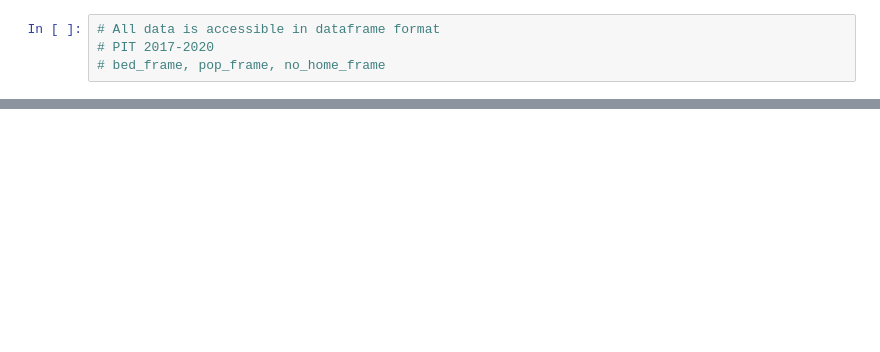
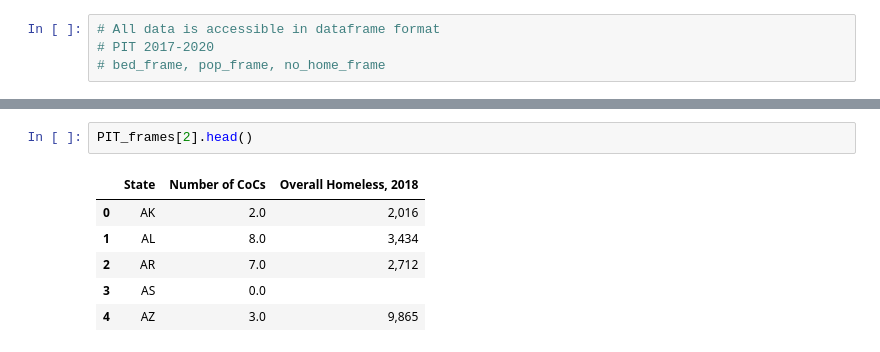
Before and after one commit to esther2897/project_one, a Jupyter notebook: Analysis.ipynb, the cells around one changed output, grey strips where cells are left out. Saved outputs shown, nothing was run; the diff lists cells and outputs as text; blank space fills up the shorter version.

```diff
--- a/Analysis.ipynb
+++ b/Analysis.ipynb
@@ -107,0 +131,9 @@ dataframes[8].head()
+# %%
+PIT_frames[2].head()
+# %% [output]
+|  | State | Number of CoCs | Overall Homeless, 2018 |
+| 0 | AK | 2.0 | 2,016 |
+| 1 | AL | 8.0 | 3,434 |
+| 2 | AR | 7.0 | 2,712 |
+| 3 | AS | 0.0 |  |
+| 4 | AZ | 3.0 | 9,865 |
```
Also changed, not shown: parts of 13 cells of this notebook, 3 other files.
